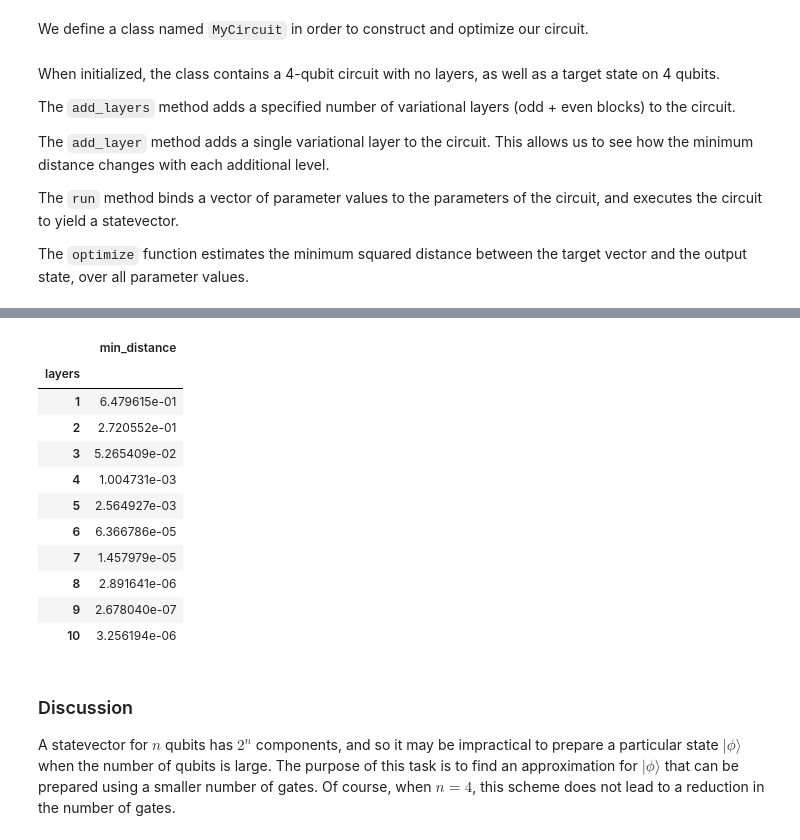
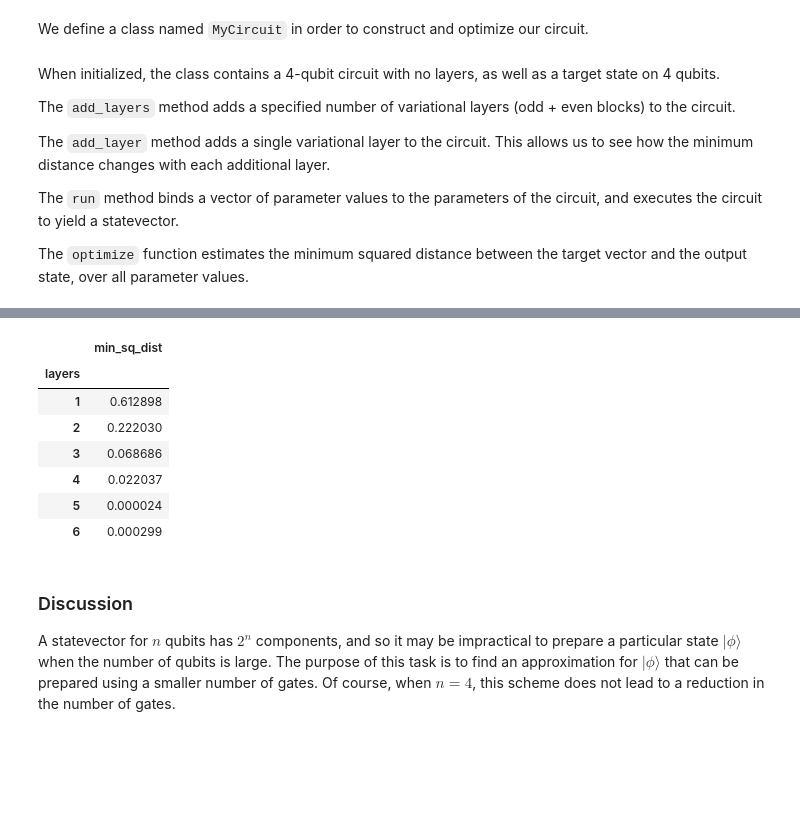
Before and after one commit to Radcliffe/QuantumProject, a Jupyter notebook: screening/Task 1 - Using parameterized gates to approximate a quantum state.ipynb, the cells around one changed output, grey strips where cells are left out. Saved outputs shown, nothing was run; the diff lists cells and outputs as text; code cells hidden in the pictures; blank space fills up the shorter version.

```diff
--- a/screening/Task 1 - Using parameterized gates to approximate a quantum state.ipynb
+++ b/screening/Task 1 - Using parameterized gates to approximate a quantum state.ipynb
@@ -68,11 +68,13 @@ class MyCircuit:
         self.initial_point = None
 
     def add_layers(self, num_layers):
+        """Add multiple layers to the circuit."""
         for _ in range(num_layers):
             self.add_layer()
         return self
 
     def add_layer(self):
+        """Add a single layer to the circuit."""
         n = self.num_layers
         self.add_odd_block(2 * n + 1)
         self.add_even_block(2 * n + 2)
@@ -81,12 +83,14 @@ class MyCircuit:
         return self
 
     def add_odd_block(self, i):
+        """Adds an odd block to the circuit. This is the first half of a layer."""
         params = ParameterVector(f'theta{i}', self.num_qubits)
         self.params.extend(params)
         for j in range(self.num_qubits):
             self.circuit.rx(params[j], j)
 
     def add_even_block(self, i):
+        """Adds an even block to the circuit. This is the second half of a layer."""
         params = ParameterVector(f'theta{i}', self.num_qubits)
         self.params.extend(params)
         for j in range(self.num_qubits):
@@ -95,15 +99,18 @@ class MyCircuit:
             self.circuit.cz(j, k)
 
     def run(self, theta):
+        """Assigns parameter values, runs the circuit, and returns the statevector."""
         qc = self.circuit.assign_parameters(dict(zip(self.params, theta)))
         result = execute(qc, Aer.get_backend('statevector_simulator')).result()
         statevector = result.get_statevector()
         return statevector
 
     def cost_function(self):
+        """Computes the squared distance between the output and target states."""
         return lambda theta: np.linalg.norm(self.run(theta) - self.target) ** 2
 
     def optimize(self):
+        """Minimizes the cost function."""
         if self.initial_point is None:
             self.initial_point = 2 * np.pi * np.random.rand(2 * self.num_qubits * self.num_layers)
         vector, value, fn_evals = self.optimizer.optimize(
@@ -117,42 +124,39 @@ When initialized, the class contains a 4-qubit circuit with no layers, as well a
 
 The `add_layers` method adds a specified number of variational layers (odd + even blocks) to the circuit.
 
-The `add_layer` method adds a single variational layer to the circuit. This allows us to see how the minimum distance changes with each additional level.
+The `add_layer` method adds a single variational layer to the circuit. This allows us to see how the minimum distance changes with each additional layer.
 
 The `run` method binds a vector of parameter values to the parameters of the circuit, and executes the circuit to yield a statevector.
 
 The `optimize` function estimates the minimum squared distance between the target vector and the output state, over all parameter values.
+# %%
+np.random.seed(2020)
+qc = MyCircuit(maxiter=5000)
+xs = list(range(1, 7))
+ys = [qc.add_layer().optimize() for _ in xs]
 # %%
-np.random.seed(2020)
-qc = MyCircuit(rhobeg=0.3, maxiter=5000)
-xs = list(range(1, 11))
-ys = [qc.add_layer().optimize() for _ in xs]
 fig, ax = plt.subplots()
 plt.plot(xs, ys)
 ax.set_xlim(1, len(xs))
 ax.set_ylim(0, 1)
 ax.set_xlabel('Number of layers')
-ax.set_ylabel('Minimum distance')
-ax.set_title('Minimum distance for a parameterized quantum circuit')
+ax.set_ylabel('Minimum squared distance')
+ax.set_title('Minimum squared distance for a parameterized quantum circuit')
 plt.show()
 # %% [output]
 [drawing not drawn]
 # %%
-df = pd.DataFrame({'layers': xs, 'min_distance': ys}).set_index('layers')
+df = pd.DataFrame({'layers': xs, 'min_sq_dist': ys}).set_index('layers')
 df
 # %% [output]
-|  | min_distance |
+|  | min_sq_dist |
 | layers |  |
-| 1 | 6.479615e-01 |
-| 2 | 2.720552e-01 |
-| 3 | 5.265409e-02 |
-| 4 | 1.004731e-03 |
-| 5 | 2.564927e-03 |
-| 6 | 6.366786e-05 |
-| 7 | 1.457979e-05 |
-| 8 | 2.891641e-06 |
-| 9 | 2.678040e-07 |
-| 10 | 3.256194e-06 |
+| 1 | 0.612898 |
+| 2 | 0.222030 |
+| 3 | 0.068686 |
+| 4 | 0.022037 |
+| 5 | 0.000024 |
+| 6 | 0.000299 |
 # %% [markdown]
 ### Discussion
 
```
Also changed, not shown: parts of 2 cells of this notebook.
